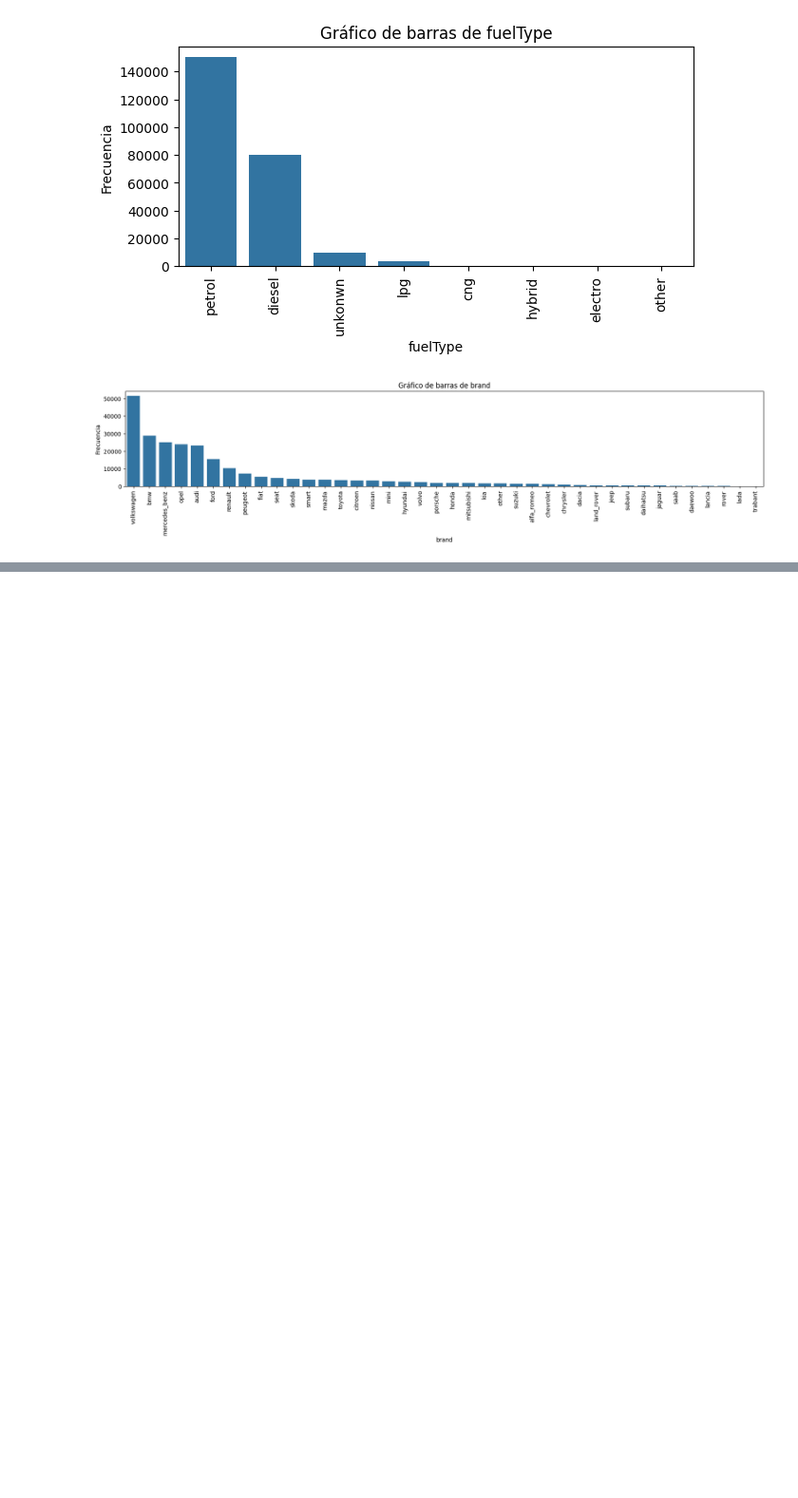
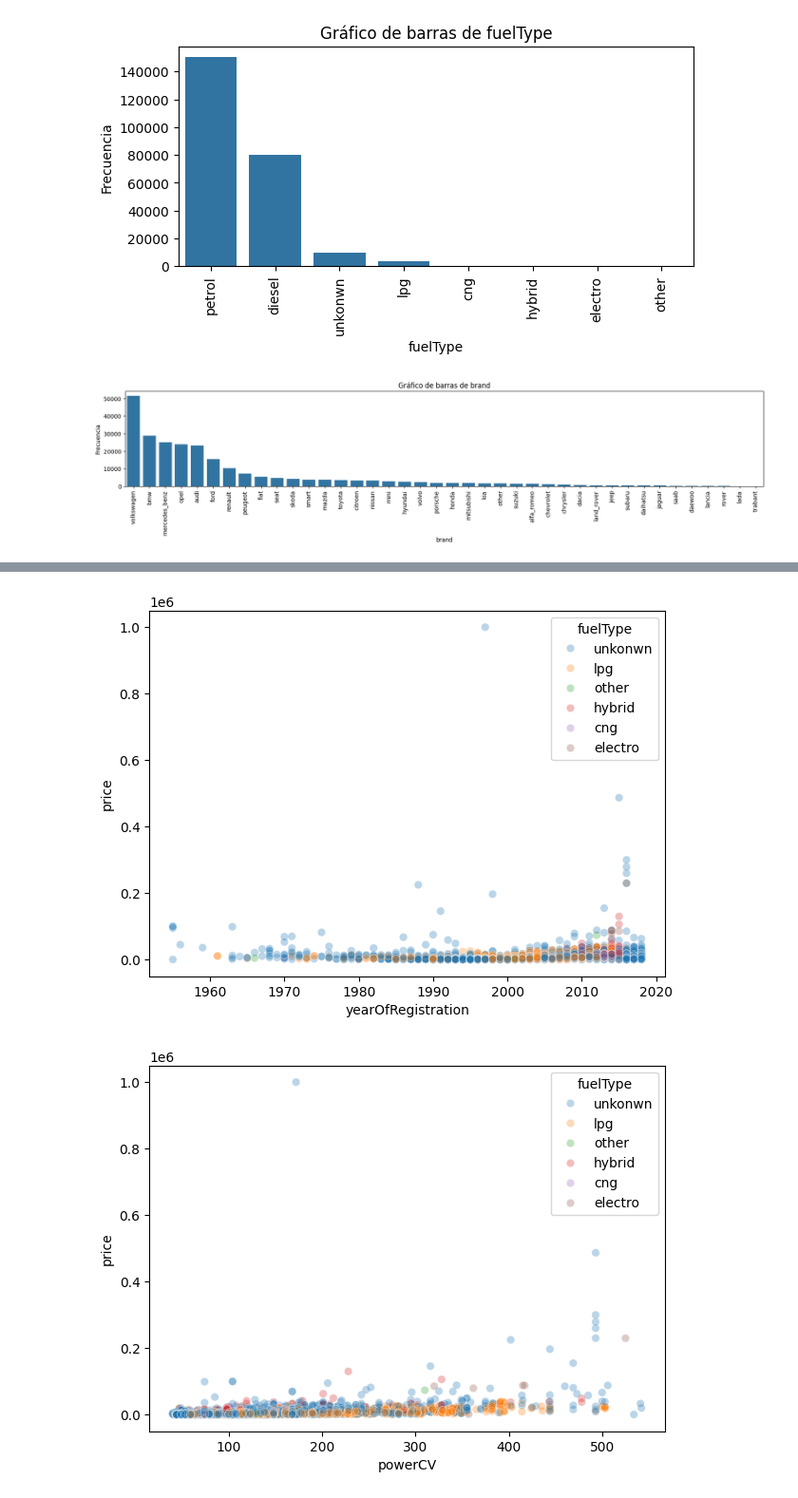
Before and after one commit to SupernovaIa/Project-ML-CarPricePrediction, a Jupyter notebook: notebook/03-EDA.ipynb, the cells around one changed output, grey strips where cells are left out. Shown at 95% size. Drawn from its saved outputs; the diff is of its cells as text; code cells hidden in the pictures; blank space fills up the shorter version.

```diff
--- a/notebook/03-EDA.ipynb
+++ b/notebook/03-EDA.ipynb
@@ -341,0 +367,19 @@ for col in cat_cols:
+# %%
+# Definir la variable objetivo
+columna1 = 'price'
+columna2 = 'fuelType'
+
+# Definir DataFrame y variables numéricas
+df_num = df.select_dtypes(include=np.number).drop(columns=[columna1], errors='ignore')
+cols_num = df_num.columns
+
+# Generar gráficos de dispersión
+for col in cols_num:
+    plt.figure(figsize=(7, 5))
+    sns.scatterplot(data=df[~df['fuelType'].isin(['petrol', 'diesel'])], x=col, y=columna1, hue=columna2, alpha=0.3)
+    plt.xlabel(col)
+    plt.ylabel(columna1)
+    plt.show()
+# %% [output]
+[figure, added]
+[figure, added]
```
Also changed, not shown: parts of 17 cells of this notebook, 1 other file.
